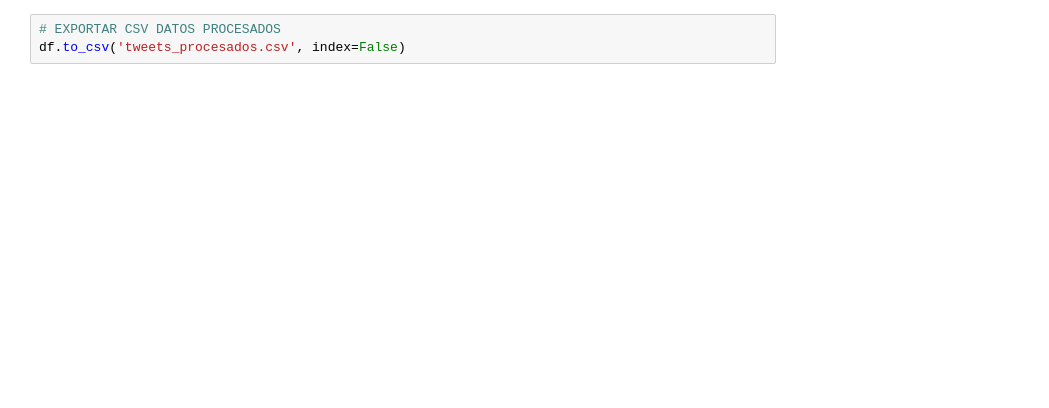
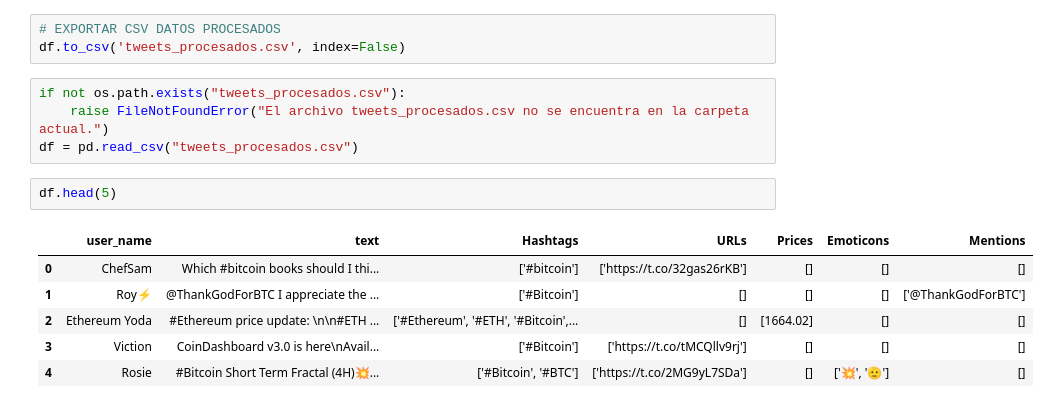
Before and after one commit to oliviatroitino/DataExtractor, a Jupyter notebook: Practica1_P1.ipynb, the cells around one changed output. Cells and saved outputs as stored; diff of their text form; blank space fills up the shorter version.

```diff
--- a/Practica1_P1.ipynb
+++ b/Practica1_P1.ipynb
@@ -27,3 +35,16 @@ df.head(10)
 # %%
 # EXPORTAR CSV DATOS PROCESADOS
 df.to_csv('tweets_procesados.csv', index=False)
+# %%
+if not os.path.exists("tweets_procesados.csv"):
+    raise FileNotFoundError("El archivo tweets_procesados.csv no se encuentra en la carpeta actual.")
+df = pd.read_csv("tweets_procesados.csv")
+# %%
+df.head(5)
+# %% [output]
+|  | user_name | text | Hashtags | URLs | Prices | Emoticons | Mentions |
+| 0 | ChefSam | Which #bitcoin books should I thi... | ['#bitcoin'] | ['https://t.co/32gas26rKB'] | [] | [] | [] |
+| 1 | Roy⚡️ | @ThankGodForBTC I appreciate the ... | ['#Bitcoin'] | [] | [] | [] | ['@ThankGodForBTC'] |
+| 2 | Ethereum Yoda | #Ethereum price update: \n\n#ETH ... | ['#Ethereum', '#ETH', '#Bitcoin',... | [] | [1664.02] | [] | [] |
+| 3 | Viction | CoinDashboard v3.0 is here\nAvail... | ['#Bitcoin'] | ['https://t.co/tMCQllv9rj'] | [] | [] | [] |
+| 4 | Rosie | #Bitcoin Short Term Fractal (4H)💥... | ['#Bitcoin', '#BTC'] | ['https://t.co/2MG9yL7SDa'] | [] | ['💥', '🫡'] | [] |
```
Also changed, not shown: parts of 8 cells of this notebook, 2 other files.
